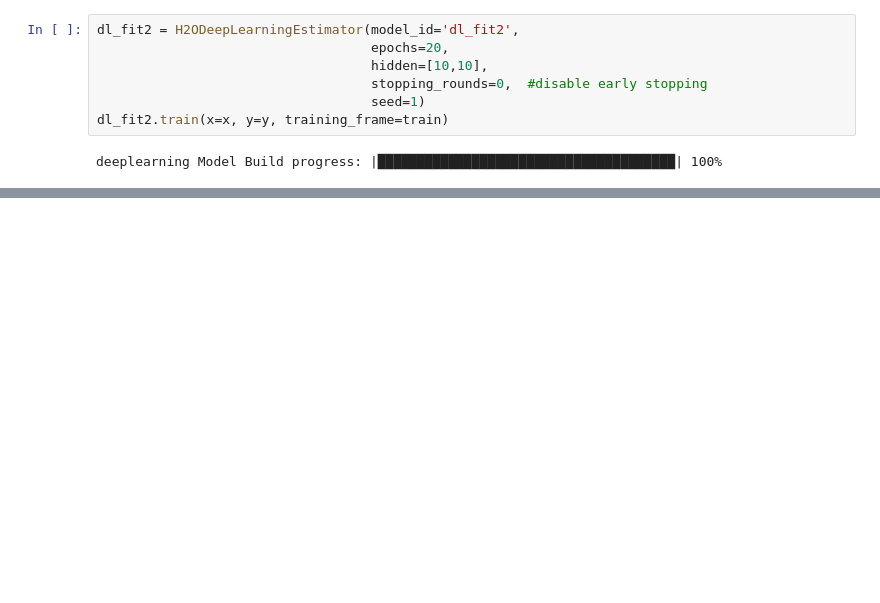
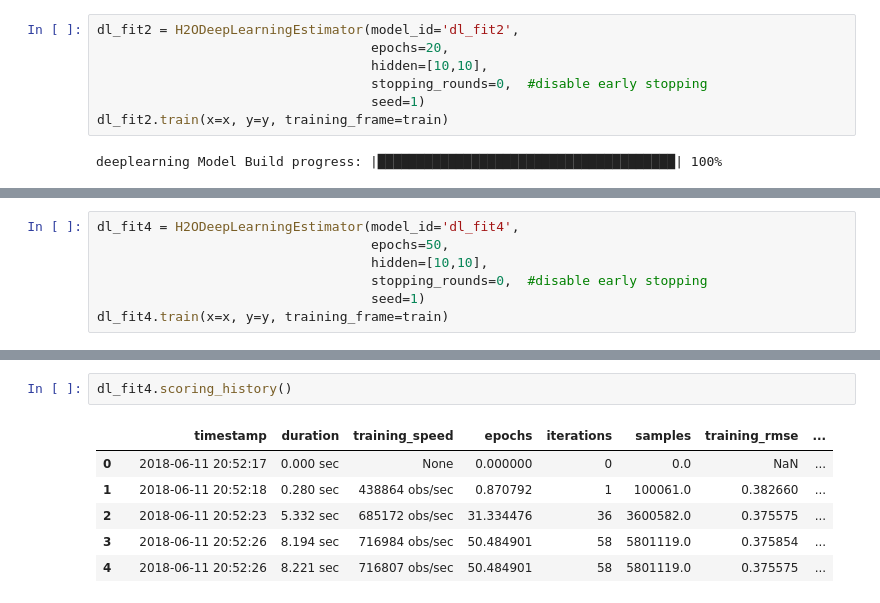
Before and after one commit to WMKhan/H2O-Trial, a Jupyter notebook: H2o.ipynb, the cells around one changed output, grey strips where cells are left out. Drawn from its saved outputs; the diff is of its cells as text; blank space fills up the shorter version.

```diff
--- a/H2o.ipynb
+++ b/H2o.ipynb
@@ -394,0 +399,7 @@ dl_fit2.auc()
+# %%
+dl_fit4 = H2ODeepLearningEstimator(model_id='dl_fit4',
+                                   epochs=50,
+                                   hidden=[10,10],
+                                   stopping_rounds=0,  #disable early stopping
+                                   seed=1)
+dl_fit4.train(x=x, y=y, training_frame=train)
@@ -394,0 +460,9 @@ dl_fit2.auc()
+# %%
+dl_fit4.scoring_history()
+# %% [output]
+|  |  | timestamp | duration | training_speed | epochs | iterations | samples | training_rmse | ... |
+| 0 |  | 2018-06-11 20:52:17 | 0.000 sec | None | 0.000000 | 0 | 0.0 | NaN | ... |
+| 1 |  | 2018-06-11 20:52:18 | 0.280 sec | 438864 obs/sec | 0.870792 | 1 | 100061.0 | 0.382660 | ... |
+| 2 |  | 2018-06-11 20:52:23 | 5.332 sec | 685172 obs/sec | 31.334476 | 36 | 3600582.0 | 0.375575 | ... |
+| 3 |  | 2018-06-11 20:52:26 | 8.194 sec | 716984 obs/sec | 50.484901 | 58 | 5801119.0 | 0.375854 | ... |
+| 4 |  | 2018-06-11 20:52:26 | 8.221 sec | 716807 obs/sec | 50.484901 | 58 | 5801119.0 | 0.375575 | ... |
```
Also changed, not shown: parts of 21 cells of this notebook.
